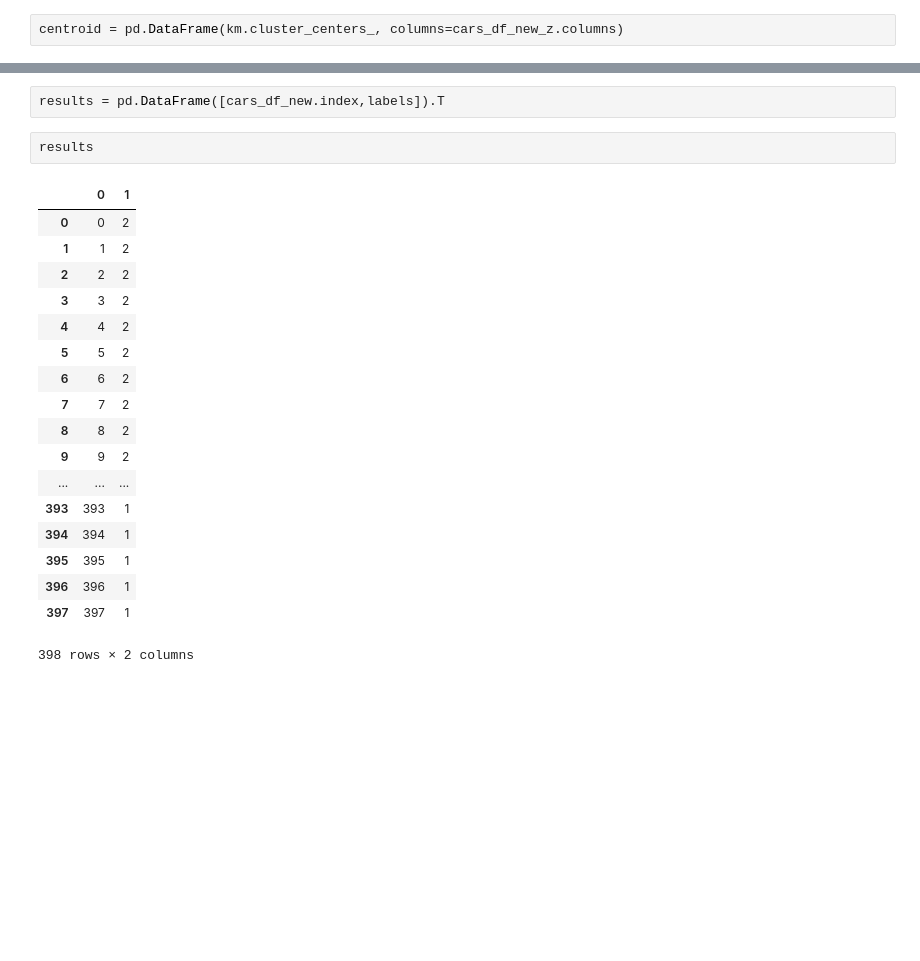
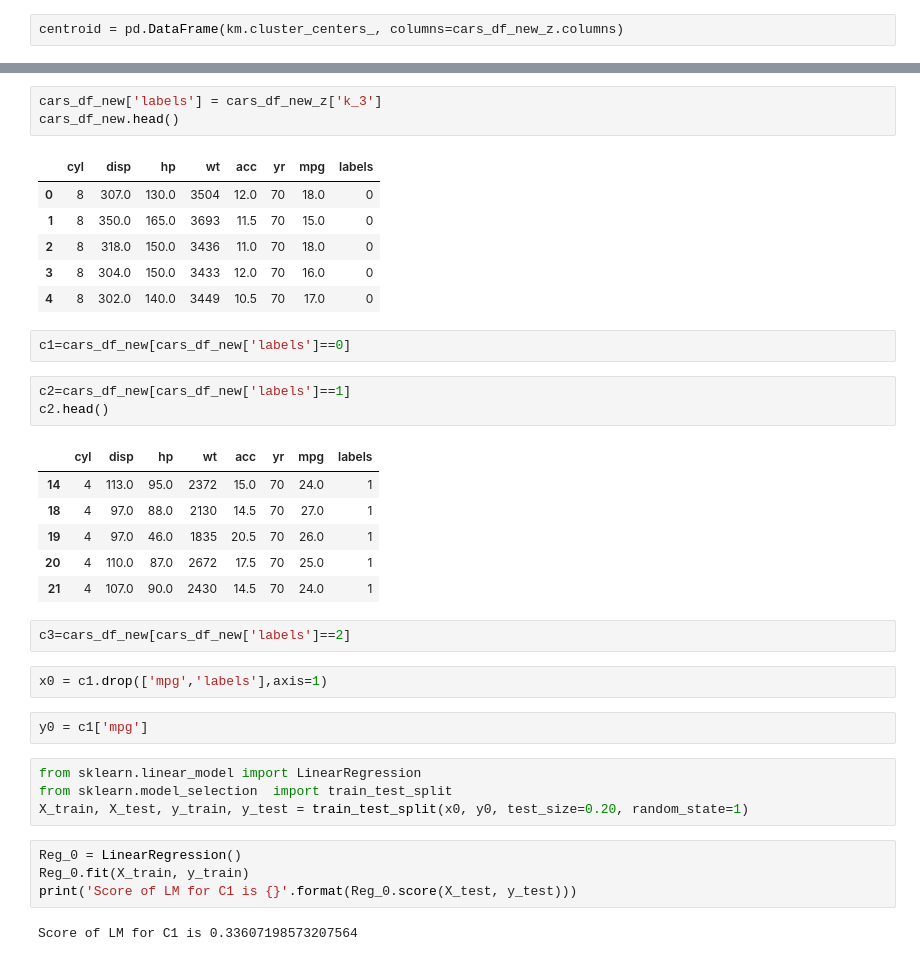
Before and after one commit to GreatLearningAIML1/aiml-ml-hyd-apr-19-batch-RahulLoha, a Jupyter notebook: Unsupervised Learning_R4_Project1_Car mpg.ipynb, the cells around one changed output, grey strips where cells are left out. Saved outputs shown, nothing was run; the diff lists cells and outputs as text; blank space fills up the shorter version.

```diff
--- a/Unsupervised Learning_R4_Project1_Car mpg.ipynb
+++ b/Unsupervised Learning_R4_Project1_Car mpg.ipynb
@@ -210,23 +221,38 @@ array([2, 2, 2, 2, 2, 2, 2, 2, 2, 2, 2, 2, 2, 2, 1, 0, 0, 0, 1, 1, 1, 1,
-# %%
-results = pd.DataFrame([cars_df_new.index,labels]).T
-# %%
-results
-# %% [output]
-|  | 0 | 1 |
-| 0 | 0 | 2 |
-| 1 | 1 | 2 |
-| 2 | 2 | 2 |
-| 3 | 3 | 2 |
-| 4 | 4 | 2 |
-| 5 | 5 | 2 |
-| 6 | 6 | 2 |
-| 7 | 7 | 2 |
-| 8 | 8 | 2 |
-| 9 | 9 | 2 |
-| ... | ... | ... |
-| 393 | 393 | 1 |
-| 394 | 394 | 1 |
-| 395 | 395 | 1 |
-| 396 | 396 | 1 |
-| 397 | 397 | 1 |
-398 rows × 2 columns
+# %%
+cars_df_new['labels'] = cars_df_new_z['k_3']
+cars_df_new.head()
+# %% [output]
+|  | cyl | disp | hp | wt | acc | yr | mpg | labels |
+| 0 | 8 | 307.0 | 130.0 | 3504 | 12.0 | 70 | 18.0 | 0 |
+| 1 | 8 | 350.0 | 165.0 | 3693 | 11.5 | 70 | 15.0 | 0 |
+| 2 | 8 | 318.0 | 150.0 | 3436 | 11.0 | 70 | 18.0 | 0 |
+| 3 | 8 | 304.0 | 150.0 | 3433 | 12.0 | 70 | 16.0 | 0 |
+| 4 | 8 | 302.0 | 140.0 | 3449 | 10.5 | 70 | 17.0 | 0 |
+# %%
+c1=cars_df_new[cars_df_new['labels']==0]
+# %%
+c2=cars_df_new[cars_df_new['labels']==1]
+c2.head()
+# %% [output]
+|  | cyl | disp | hp | wt | acc | yr | mpg | labels |
+| 14 | 4 | 113.0 | 95.0 | 2372 | 15.0 | 70 | 24.0 | 1 |
+| 18 | 4 | 97.0 | 88.0 | 2130 | 14.5 | 70 | 27.0 | 1 |
+| 19 | 4 | 97.0 | 46.0 | 1835 | 20.5 | 70 | 26.0 | 1 |
+| 20 | 4 | 110.0 | 87.0 | 2672 | 17.5 | 70 | 25.0 | 1 |
+| 21 | 4 | 107.0 | 90.0 | 2430 | 14.5 | 70 | 24.0 | 1 |
+# %%
+c3=cars_df_new[cars_df_new['labels']==2]
+# %%
+x0 = c1.drop(['mpg','labels'],axis=1)
+# %%
+y0 = c1['mpg']
+# %%
+from sklearn.linear_model import LinearRegression
+from sklearn.model_selection  import train_test_split
+X_train, X_test, y_train, y_test = train_test_split(x0, y0, test_size=0.20, random_state=1)
+# %%
+Reg_0 = LinearRegression()
+Reg_0.fit(X_train, y_train)
+print('Score of LM for C1 is {}'.format(Reg_0.score(X_test, y_test)))
+# %% [output]
+Score of LM for C1 is 0.33607198573207564
```
Also changed, not shown: parts of 11 cells of this notebook.
